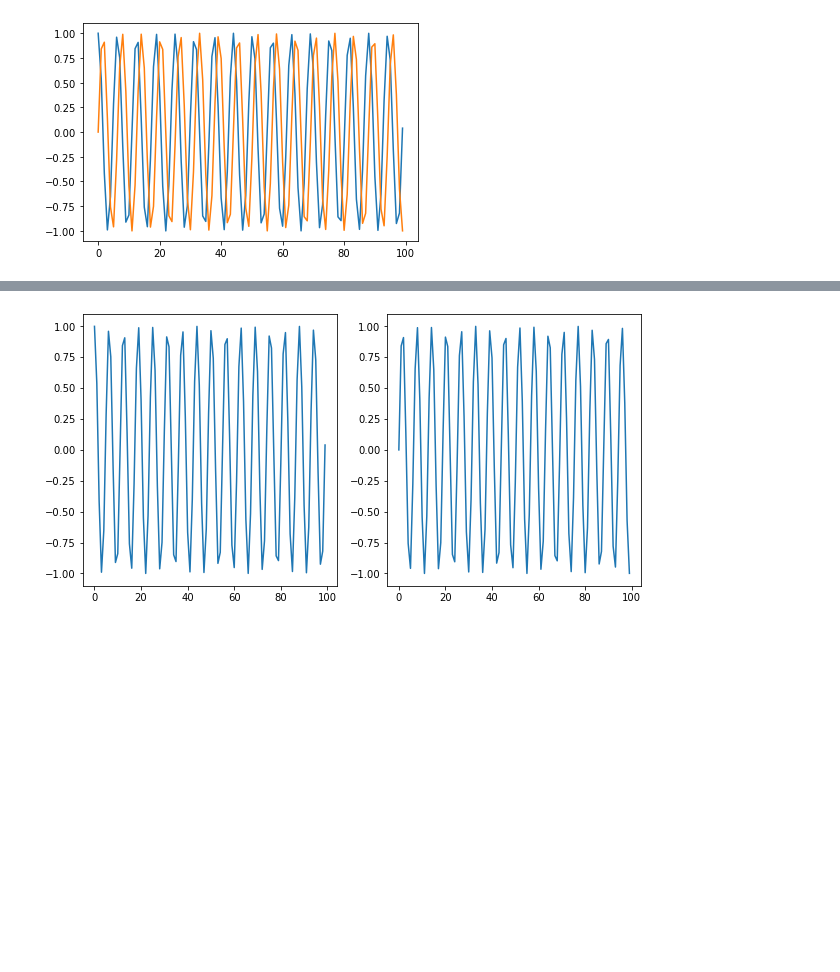
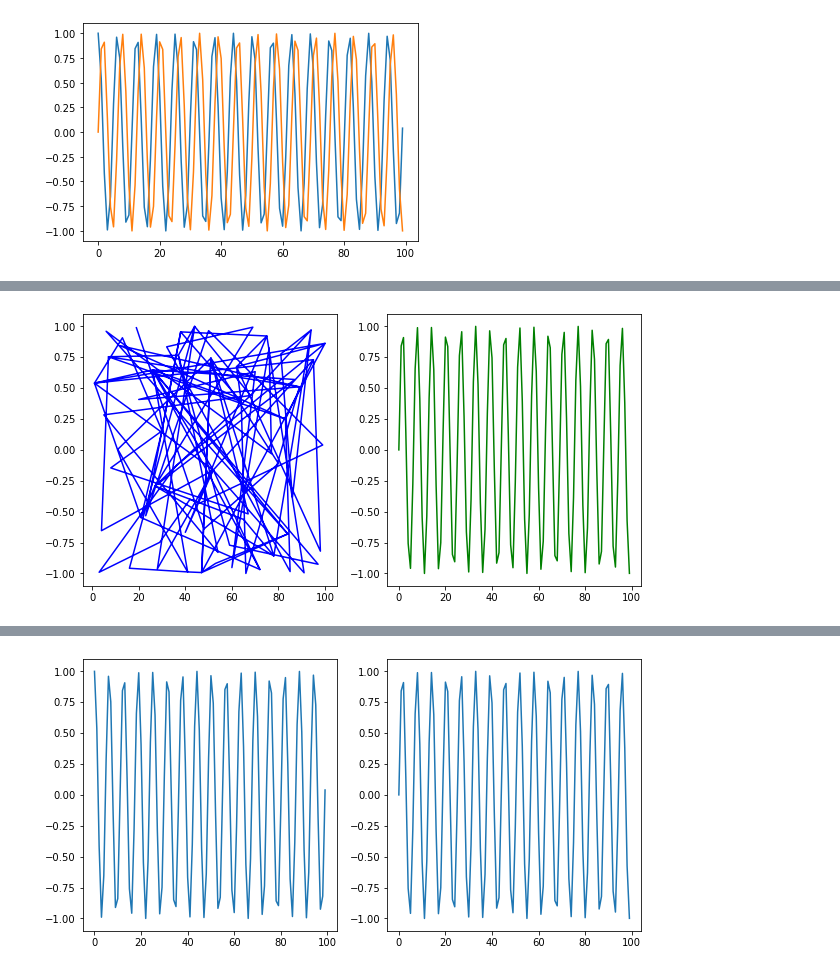
Before and after one commit to changwoomon/Boostcamp-AI-Tech, a Jupyter notebook: Week 2/[Day 10] 시각화, 통계학.ipynb, the cells around one changed output, grey strips where cells are left out. Saved outputs shown, nothing was run; the diff lists cells and outputs as text; code cells hidden in the pictures; blank space fills up the shorter version.

```diff
--- a/Week 2/[Day 10] 시각화, 통계학.ipynb
+++ b/Week 2/[Day 10] 시각화, 통계학.ipynb
@@ -44,0 +69,11 @@ plt.show()
+# %%
+fig = plt.figure() # figure 반환
+fig.set_size_inches(10, 5) # 크기 지정
+ax_1 = fig.add_subplot(1, 2, 1) # 두 개의 plot 생성
+ax_2 = fig.add_subplot(1, 2, 2)
+
+ax_1.plot(X_1, Y_1, c='b')
+ax_2.plot(X_2, Y_2, c='g')
+plt.show() # show & flush
+# %% [output]
+[figure, added]
```
Also changed, not shown: parts of 27 cells of this notebook, 5 other files.
